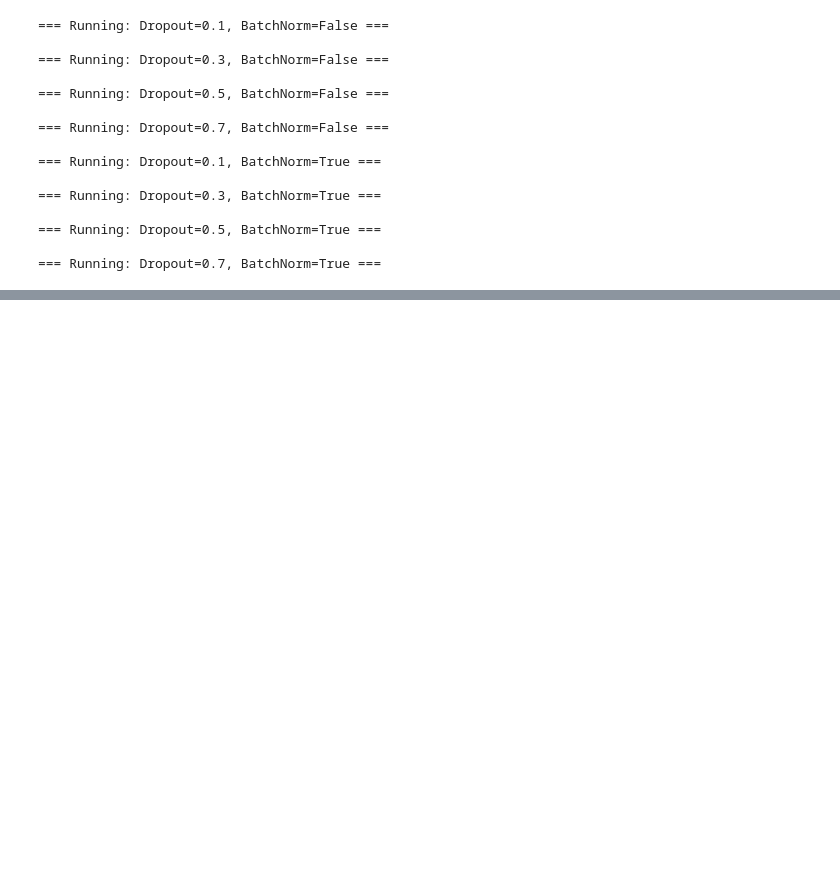
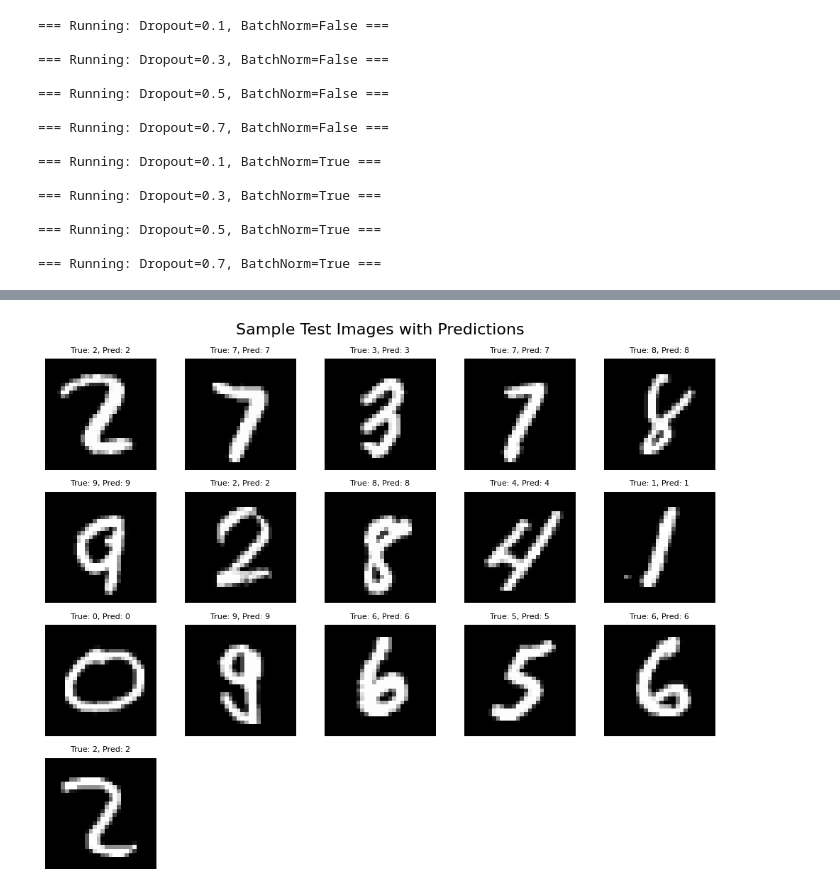
Before and after one commit to GUEST72/CSC311-Machine-Learning-projects, a Jupyter notebook: assignment_2/Custom_Neural_Network.ipynb, the cells around one changed output, grey strips where cells are left out. Cells and saved outputs as stored; diff of their text form; code cells hidden in the pictures; blank space fills up the shorter version.

```diff
--- a/assignment_2/Custom_Neural_Network.ipynb
+++ b/assignment_2/Custom_Neural_Network.ipynb
@@ -461,8 +461,6 @@ for bs in batch_sizes:
         'Initial Gradient Noise': initial_noise['noise_level'],
         'Final Gradient Noise': final_noise['noise_level'],
         'Gradient Variance': initial_noise['gradient_variance'],
-        'Training Efficiency': len([i for i, loss in enumerate(history['train_losses'])
-                                   if i > 0 and abs(history['train_losses'][i-1] - loss) < 0.01])
     })
 
     print(f"  Final Val Acc: {history['val_accs'][-1]:.4f}")
@@ -691,19 +689,20 @@ hidden_layers: [512, 512, 512, 512, 512]
 dropout: 0.1
 use_batchnorm: True
 # %%
-def train_final_model(best_config, train_loader, val_loader, epochs=20):
-    """Trains a model with the best hyperparameters."""
+def train_final_model(best_config, train_loader, val_loader, epochs=60, patience=5, min_delta=0.001, verbose=True):
     model = CustomNN(hidden_sizes=best_config['hidden_layers'],
                       dropout_prob=best_config['dropout'],
                       use_batchnorm=best_config['use_batchnorm'])
 
-    print("\nTraining the final model with the best hyperparameters...")
+    print("\nTraining the final model with the best hyperparameters and Early Stopping...")
 
     # Use the best batch size for the final training and validation loaders
     train_loader_final, val_loader_final, _ = get_dataloaders(batch_size=best_config['batch_size'])
 
+    # Incorporate early stopping in the final training
     final_history = train_model(model, train_loader_final, val_loader_final,
-                                lr=best_config['learning_rate'], epochs=epochs,verbose=False)
+                                lr=best_config['learning_rate'], epochs=epochs,
+                                patience=patience, min_delta=min_delta, verbose=True)
 
     return model, final_history
 # %%
@@ -724,7 +722,7 @@ def predict_on_test_set(model, test_loader):
 # %%
 _, _, test_loader_final = get_dataloaders(batch_size=best_config['batch_size'])
 # Train the model
-final_model, final_history = train_final_model(best_config, train_loader, val_loader, epochs=20)
+final_model, final_history = train_final_model(best_config, train_loader, val_loader, epochs=75)
 
 # Make predictions
 test_loss, test_acc = predict_on_test_set(final_model, test_loader_final)
@@ -737,0 +747,37 @@ Test Accuracy: 0.9839
+# %%
+# Get a batch of images and labels from the test loader
+dataiter = iter(test_loader_final)
+images, labels = next(dataiter)
+
+# Move images to the device (CPU or GPU) that the model is on
+images = images.to(device)
+
+# Get the model's predictions
+final_model.eval()
+with torch.no_grad():
+    outputs = final_model(images)
+
+# Get the predicted class for each image in the batch
+_, predicted = torch.max(outputs.data, 1)
+
+# Display multiple images with true and predicted labels
+fig, axes = plt.subplots(4, 5, figsize=(10, 8)) # Create a grid of subplots
+fig.suptitle("Sample Test Images with Predictions", fontsize=16)
+
+# Iterate through a limited number of images in the batch (e.g., 20)
+for idx, ax in enumerate(axes.flat):
+    if idx < len(images): # Ensure we don't go out of bounds if batch size is less than 20
+        img_to_show = images[idx].cpu().squeeze()
+        true_label = labels[idx].item()
+        predicted_label = predicted[idx].item()
+
+        ax.imshow(img_to_show, cmap='gray')
+        ax.set_title(f"True: {true_label}, Pred: {predicted_label}", fontsize=8)
+        ax.axis('off')
+    else:
+        ax.axis('off') # Turn off unused subplots if batch size is small
+
+plt.tight_layout()
+plt.show()
+# %% [output]
+[figure, added]
```
Also changed, not shown: parts of 11 cells of this notebook.
